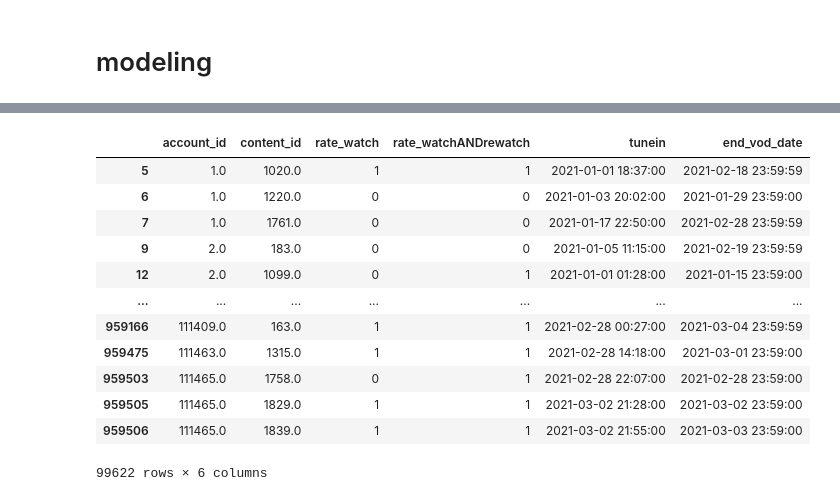
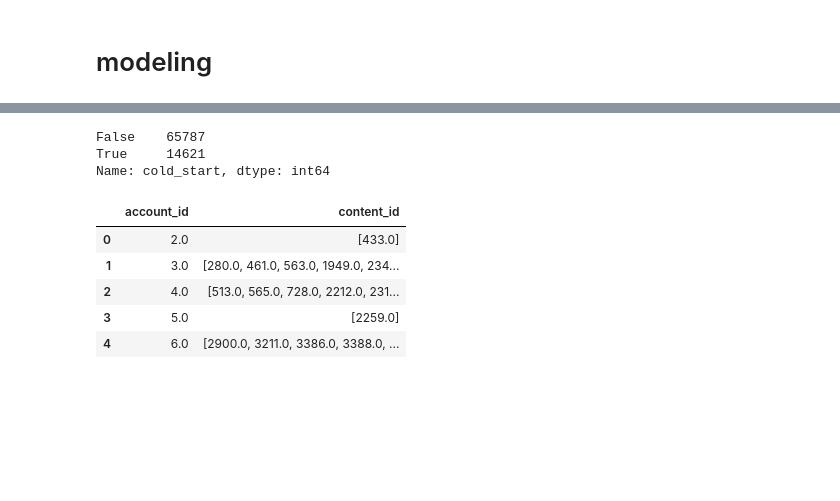
Before and after one commit to ferandmag/ICA_ML_recomendationSystemFLOW, a Jupyter notebook: recomendation_system_flow.ipynb, the cells around one changed output, grey strips where cells are left out. Saved outputs shown, nothing was run; the diff lists cells and outputs as text; code cells hidden in the pictures; blank space fills up the shorter version.

```diff
--- a/recomendation_system_flow.ipynb
+++ b/recomendation_system_flow.ipynb
@@ -394,16 +398,21 @@ recomendations_df
-# %%
-df_drop[df_drop['end_vod_date'] < datetime(year=2021, month=3, day=5)]
-# %% [output]
-|  | account_id | content_id | rate_watch | rate_watchANDrewatch | tunein | end_vod_date |
-| 5 | 1.0 | 1020.0 | 1 | 1 | 2021-01-01 18:37:00 | 2021-02-18 23:59:59 |
-| 6 | 1.0 | 1220.0 | 0 | 0 | 2021-01-03 20:02:00 | 2021-01-29 23:59:00 |
-| 7 | 1.0 | 1761.0 | 0 | 0 | 2021-01-17 22:50:00 | 2021-02-28 23:59:59 |
-| 9 | 2.0 | 183.0 | 0 | 0 | 2021-01-05 11:15:00 | 2021-02-19 23:59:59 |
-| 12 | 2.0 | 1099.0 | 0 | 1 | 2021-01-01 01:28:00 | 2021-01-15 23:59:00 |
-| ... | ... | ... | ... | ... | ... | ... |
-| 959166 | 111409.0 | 163.0 | 1 | 1 | 2021-02-28 00:27:00 | 2021-03-04 23:59:59 |
-| 959475 | 111463.0 | 1315.0 | 1 | 1 | 2021-02-28 14:18:00 | 2021-03-01 23:59:00 |
-| 959503 | 111465.0 | 1758.0 | 0 | 1 | 2021-02-28 22:07:00 | 2021-02-28 23:59:00 |
-| 959505 | 111465.0 | 1829.0 | 1 | 1 | 2021-03-02 21:28:00 | 2021-03-02 23:59:00 |
-| 959506 | 111465.0 | 1839.0 | 1 | 1 | 2021-03-02 21:55:00 | 2021-03-03 23:59:00 |
-99622 rows × 6 columns
+# %%
+# check n accounts with cold_start (must be consistent with the 3 cells above)
+recomendations_df['cold_start'].value_counts()
+# %% [output]
+False    65787
+True     14621
+Name: cold_start, dtype: int64
+# %%
+ideal_recomendations =\
+    test\
+    .sort_values(by=['account_id', 'rate_watch'], ascending=False)\
+    .groupby(['account_id'], as_index=False)\
+    .agg({'content_id': "unique"})
+ideal_recomendations.head()
+# %% [output]
+|  | account_id | content_id |
+| 0 | 2.0 | [433.0] |
+| 1 | 3.0 | [280.0, 461.0, 563.0, 1949.0, 234... |
+| 2 | 4.0 | [513.0, 565.0, 728.0, 2212.0, 231... |
+| 3 | 5.0 | [2259.0] |
+| 4 | 6.0 | [2900.0, 3211.0, 3386.0, 3388.0, ... |
```
Also changed, not shown: parts of 8 cells of this notebook.
